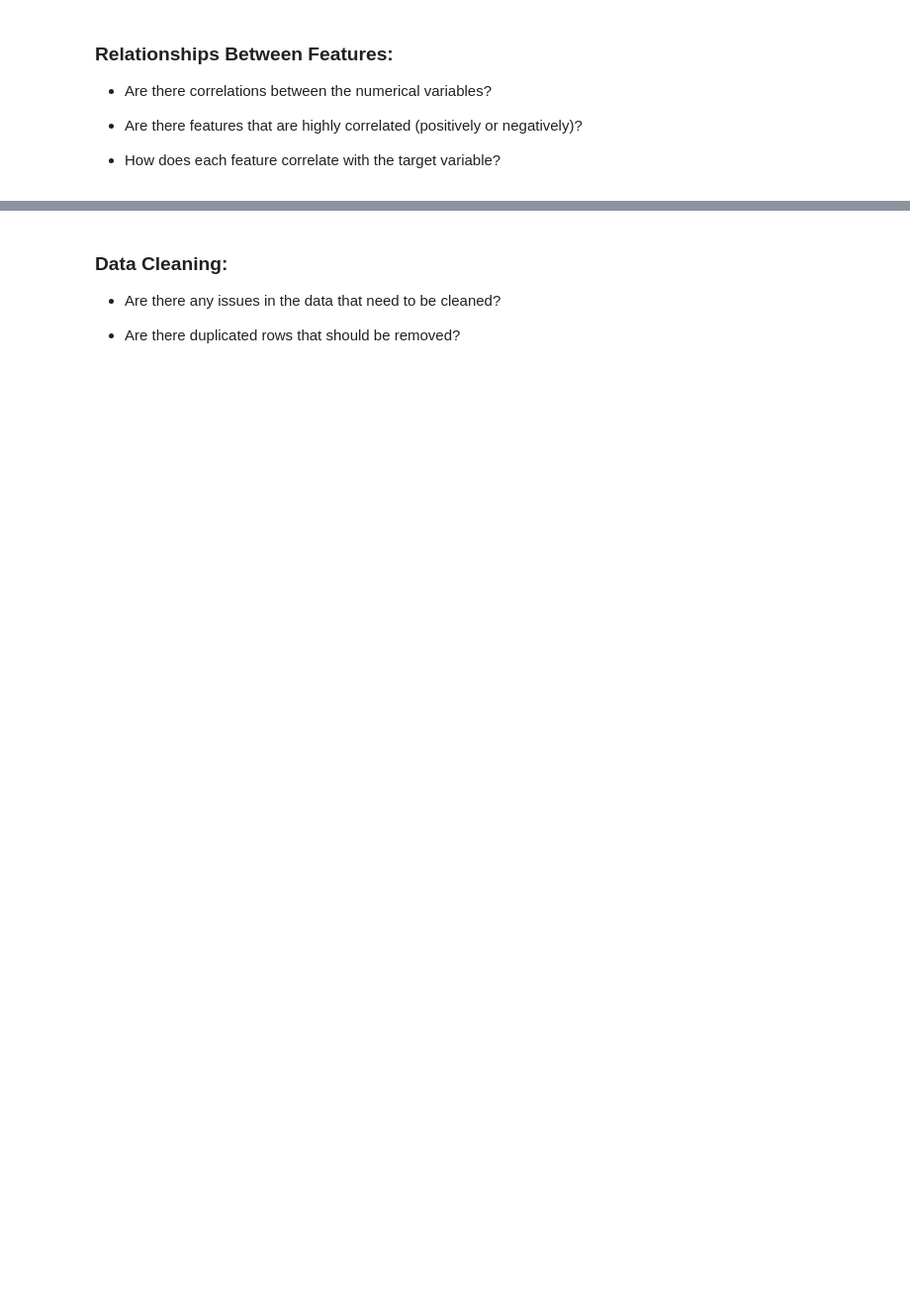
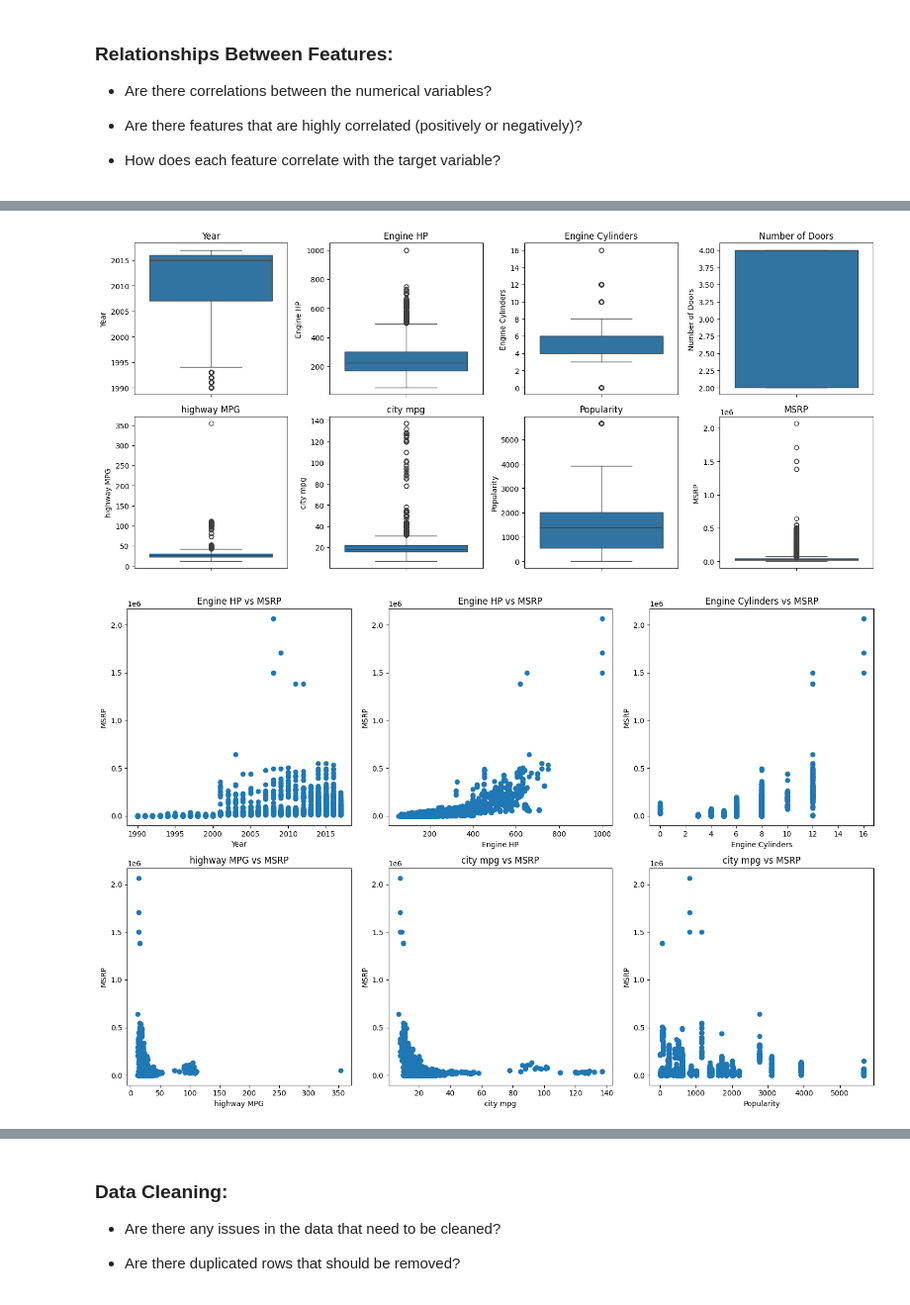
Before and after one commit to ToshiroHJJZ/Machine_Learning_in_the_Cloud, a Jupyter notebook: LR_Practice.ipynb, the cells around one changed output, grey strips where cells are left out. Shown: that part at 99% size. Saved outputs shown, nothing was run; the diff lists cells and outputs as text; code cells hidden in the pictures; blank space fills up the shorter version.

```diff
--- a/LR_Practice.ipynb
+++ b/LR_Practice.ipynb
@@ -40,0 +228,58 @@ If the target variable is numerical (e.g., house prices, car prices or insurance
+# %%
+# prompt: boxplots or scatter plots to identify potential outliers
+
+import matplotlib.pyplot as plt
+import numpy as np
+# Boxplots for numerical features
+plt.figure(figsize=(15, 10))
+for i, col in enumerate(data.select_dtypes(include=np.number).columns):
+  plt.subplot(3, 4, i + 1)
+  sns.boxplot(y=data[col])
+  plt.title(col)
+plt.tight_layout()
+plt.show()
+
+# Scatter plots to visualize relationships between features and potential outliers
+plt.figure(figsize=(15, 10))
+
+plt.subplot(2, 3, 1)
+plt.scatter(data['Year'], data['MSRP'])
+plt.xlabel('Year')
+plt.ylabel('MSRP')
+plt.title('Engine HP vs MSRP')
+
+plt.subplot(2, 3, 2)
+plt.scatter(data['Engine HP'], data['MSRP'])
+plt.xlabel('Engine HP')
+plt.ylabel('MSRP')
+plt.title('Engine HP vs MSRP')
+
+plt.subplot(2, 3, 3)
+plt.scatter(data['Engine Cylinders'], data['MSRP'])
+plt.xlabel('Engine Cylinders')
+plt.ylabel('MSRP')
+plt.title('Engine Cylinders vs MSRP')
+
+plt.subplot(2, 3, 4)
+plt.scatter(data['highway MPG'], data['MSRP'])
+plt.xlabel('highway MPG')
+plt.ylabel('MSRP')
+plt.title('highway MPG vs MSRP')
+
+plt.subplot(2,3,5)
+plt.scatter(data['city mpg'], data['MSRP'])
+plt.xlabel('city mpg')
+plt.ylabel('MSRP')
+plt.title('city mpg vs MSRP')
+
+plt.subplot(2,3,6)
+plt.scatter(data['Popularity'], data['MSRP'])
+plt.xlabel('Popularity')
+plt.ylabel('MSRP')
+plt.title('city mpg vs MSRP')
+
+plt.tight_layout()
+plt.show()
+# %% [output]
+[figure, added]
+[figure, added]
```
Also changed, not shown: parts of 35 cells of this notebook.
